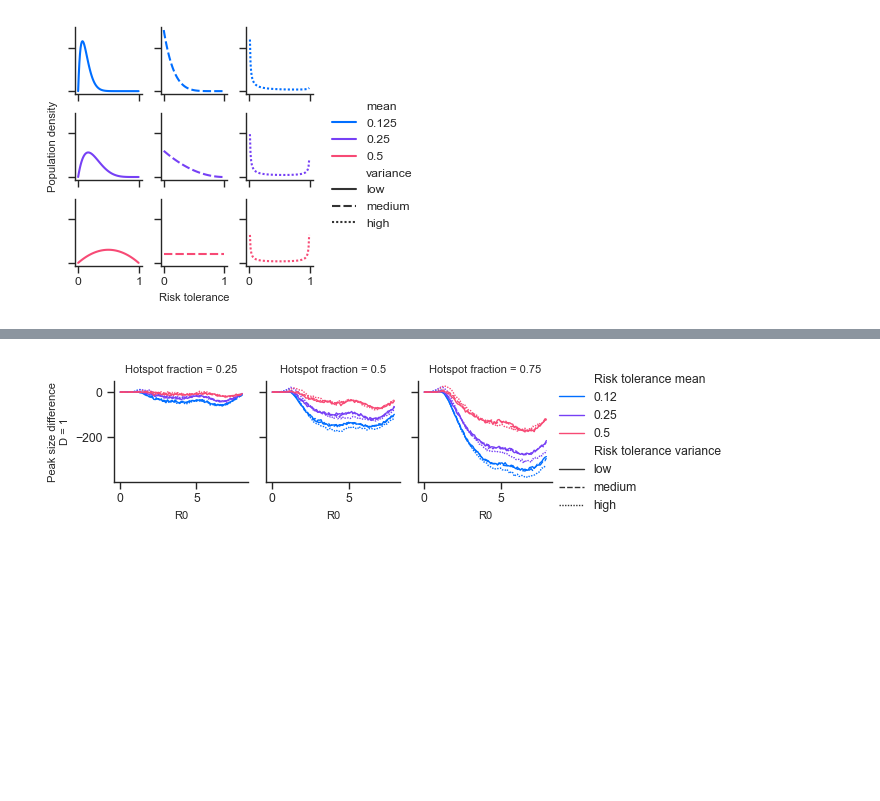
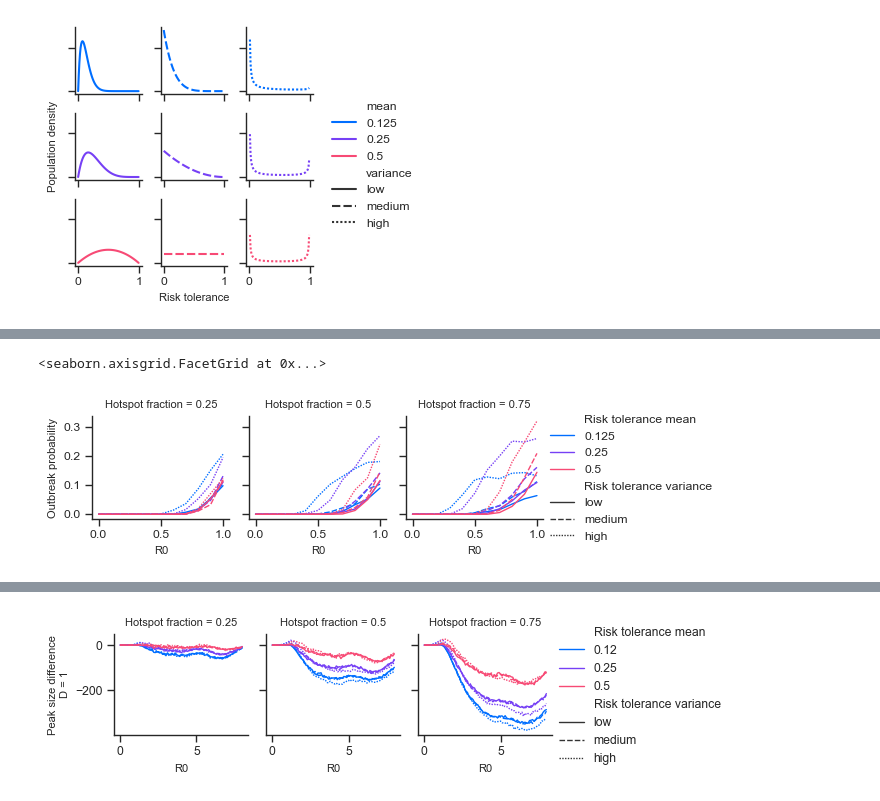
Before and after one commit to brendanwallace/hotspot, a Jupyter notebook: figures/pnas_plots.ipynb, the cells around one changed output, grey strips where cells are left out. Saved outputs shown, nothing was run; the diff lists cells and outputs as text; code cells hidden in the pictures; blank space fills up the shorter version.

```diff
--- a/figures/pnas_plots.ipynb
+++ b/figures/pnas_plots.ipynb
@@ -100,0 +49,14 @@ figure3.plot_3(DIFEQ_original, show_timing=True)
+# %%
+import figure2
+import extinction
+
+
+settings = reload(settings)
+extinction = reload(extinction)
+figure2 = reload(figure2)
+
+figure2.base_plot(D1_original[D1_original["R0"]<=1]).savefig(
+    SAVE_FOLDER + "figure2-low-R0.pdf", format="pdf", dpi=settings.DPI)
+# %% [output]
+<seaborn.axisgrid.FacetGrid at 0x...>
+[figure, added]
```
Also changed, not shown: parts of 19 cells of this notebook, 41 other files.
